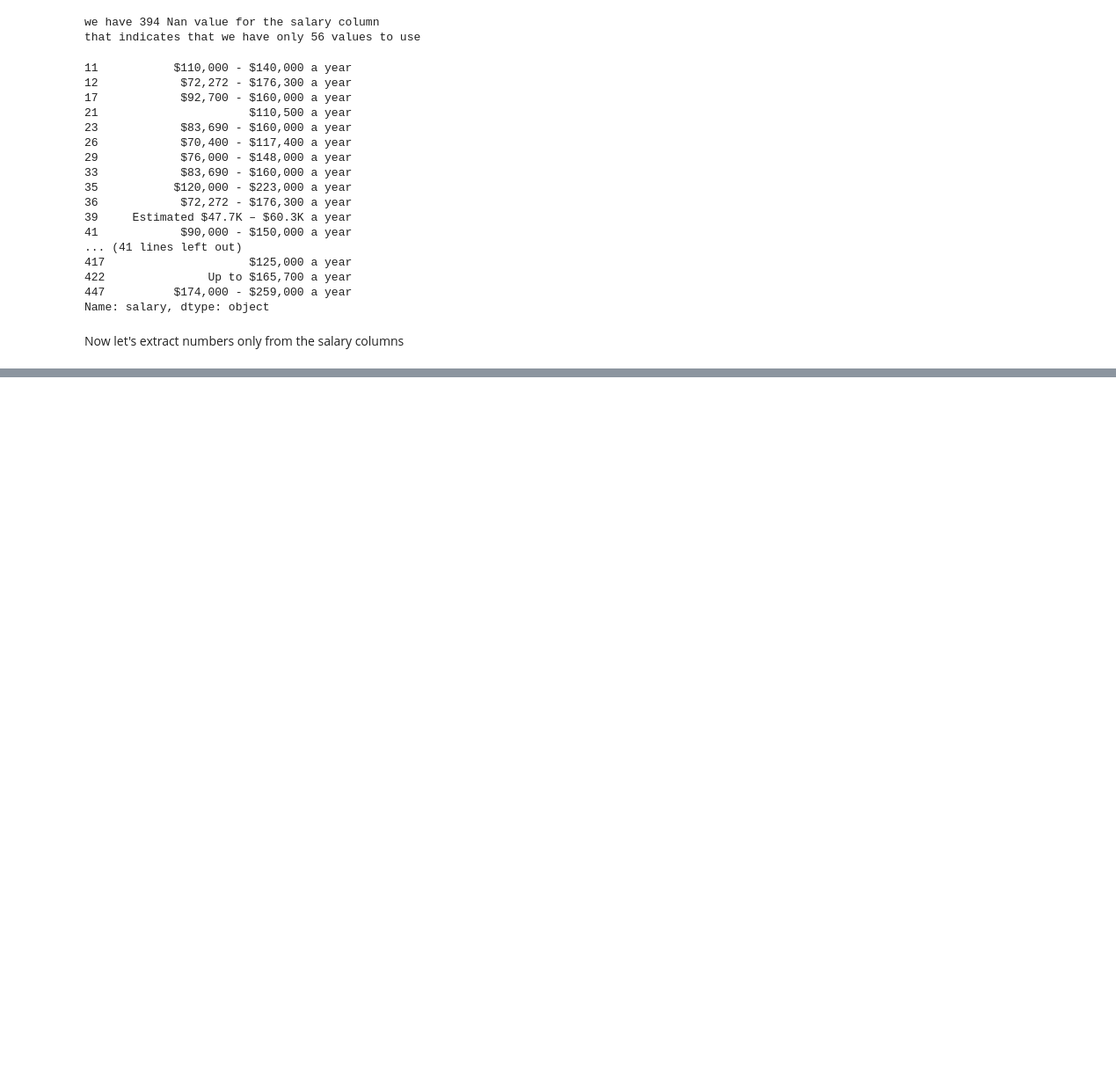
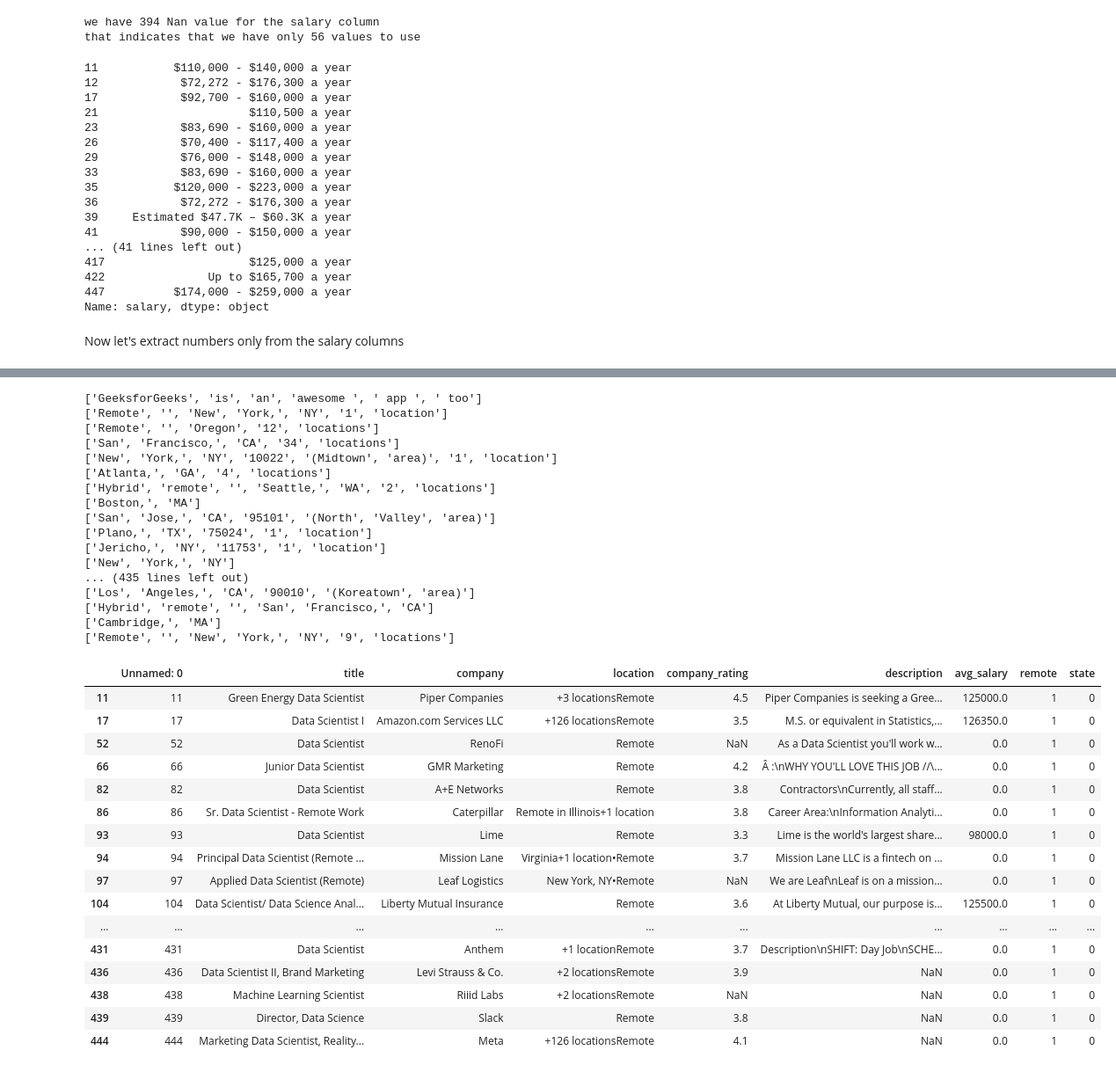
Before and after one commit to gihonglee/Indeed_web_scrapping, a Jupyter notebook: data_cleaning.ipynb, the cells around one changed output, grey strips where cells are left out. Shown at 88% size. Drawn from its saved outputs; the diff is of its cells as text; code cells hidden in the pictures; blank space fills up the shorter version.

Commit message:
we have 1,475 job info and cleaned all the data

```diff
--- a/data_cleaning.ipynb
+++ b/data_cleaning.ipynb
@@ -3,7 +3,7 @@ import pandas as pd
 import numpy as np
 from numpy import nan
 # %%
-df = pd.read_csv("jobs14:03:24.csv")
+df = pd.read_csv("jobs18.csv")
 # %%
 df.head()
 # %% [output]
@@ -87,12 +87,25 @@ df['min_salary'] = salary.apply(lambda x: float(x.split('-')[0]) if isinstance(x
 df['max_salary'] = salary.apply(lambda x: float(x.split('-')[1]) if isinstance(x,str) and len(x.split('-')) >1 else(float(x.split('-')[0]) if isinstance(x,str) else 0))
 df['avg_salary'] = (df['min_salary'] + df['max_salary'])/2
 
-# df[df['salary_edit'] != 0]
-# df[df['k_unit'] == 1].min_salary * 1000
+# take care of k_unit
 df.loc[df['k_unit'] == 1,['min_salary']] = df[df['k_unit'] == 1].min_salary * 1000
 df.loc[df['k_unit'] == 1,['max_salary']] = df[df['k_unit'] == 1].max_salary * 1000
 df.loc[df['k_unit'] == 1,['avg_salary']] = df[df['k_unit'] == 1].avg_salary * 1000
 df.loc[df['k_unit'] == 1]
 
+# take care of monthly, for the monthly we have to multiply 12
+df.loc[df['monthly'] == 1,['min_salary']] = df[df['monthly'] == 1].min_salary * 12
+df.loc[df['monthly'] == 1,['max_salary']] = df[df['monthly'] == 1].max_salary * 12
+df.loc[df['monthly'] == 1,['avg_salary']] = df[df['monthly'] == 1].avg_salary * 12
+df.loc[df['monthly'] == 1]
+
+df.loc[df['hourly'] == 1,['min_salary']] = df[df['hourly'] == 1].min_salary * 40 * 52
+df.loc[df['hourly'] == 1,['max_salary']] = df[df['hourly'] == 1].max_salary * 40 * 52
+df.loc[df['hourly'] == 1,['avg_salary']] = df[df['hourly'] == 1].avg_salary * 40 * 52
+df.loc[df['hourly'] == 1]
 
 # df.at[df['k_unit'] == 1, 'Product_Name'] = df[df['k_unit'] == 1].min_salary * 1000
+# Now that we have get the yearly average salary correctly we can drop all unneccessary columns
+
+df.drop(['k_unit','yearly','monthly','hourly','salary_edit','min_salary','max_salary','salary'], axis=1, inplace = True)
+# pd.set_option("display.max_rows", None, "display.max_columns", None)
@@ -103,0 +123,5 @@ df.loc[df['k_unit'] == 1]
+# %%
+
+df['remote'] = df['location'].apply(lambda x: 1 if isinstance(x,str) and 'remote' in x.lower() else 0)
+df.groupby('remote').count()
+# we can see that 158/450 jobs are remote
@@ -103,0 +201,54 @@ df.loc[df['k_unit'] == 1]
+# %%
+import re
+newData = "GeeksforGeeks, is_an-awesome ! app + too"
+
+# To split "+" use backslash
+print(re.split(', |_|-|!|\+', newData))
+
+def check_contains_ele(location, state_list):
+    location = location.replace('in',"")
+    location_list = re.split(' |\+',location)
+    print(location_list)
+    for location in location_list:
+         for state in state_list:
+             if location.lower() == state.lower():
+                 return state
+    return 0
+
+df['state'] = df['location'].apply(lambda x: check_contains_ele(x, states_all) if isinstance(x,str)  else 0)
+df[df['state'] == 0]
+# %% [output]
+['GeeksforGeeks', 'is', 'an', 'awesome ', ' app ', ' too']
+['Remote', '', 'New', 'York,', 'NY', '1', 'location']
+['Remote', '', 'Oregon', '12', 'locations']
+['San', 'Francisco,', 'CA', '34', 'locations']
+['New', 'York,', 'NY', '10022', '(Midtown', 'area)', '1', 'location']
+['Atlanta,', 'GA', '4', 'locations']
+['Hybrid', 'remote', '', 'Seattle,', 'WA', '2', 'locations']
+['Boston,', 'MA']
+['San', 'Jose,', 'CA', '95101', '(North', 'Valley', 'area)']
+['Plano,', 'TX', '75024', '1', 'location']
+['Jericho,', 'NY', '11753', '1', 'location']
+['New', 'York,', 'NY']
+... (435 lines left out)
+['Los', 'Angeles,', 'CA', '90010', '(Koreatown', 'area)']
+['Hybrid', 'remote', '', 'San', 'Francisco,', 'CA']
+['Cambridge,', 'MA']
+['Remote', '', 'New', 'York,', 'NY', '9', 'locations']
+|  | Unnamed: 0 | title | company | location | company_rating | description | avg_salary | remote | state |
+| 11 | 11 | Green Energy Data Scientist | Piper Companies | +3 locationsRemote | 4.5 | Piper Companies is seeking a Gree... | 125000.0 | 1 | 0 |
+| 17 | 17 | Data Scientist I | Amazon.com Services LLC | +126 locationsRemote | 3.5 | M.S. or equivalent in Statistics,... | 126350.0 | 1 | 0 |
+| 52 | 52 | Data Scientist | RenoFi | Remote | NaN | As a Data Scientist you'll work w... | 0.0 | 1 | 0 |
+| 66 | 66 | Junior Data Scientist | GMR Marketing | Remote | 4.2 | Â :\nWHY YOU'LL LOVE THIS JOB //\... | 0.0 | 1 | 0 |
+| 82 | 82 | Data Scientist | A+E Networks | Remote | 3.8 | Contractors\nCurrently, all staff... | 0.0 | 1 | 0 |
+| 86 | 86 | Sr. Data Scientist - Remote Work | Caterpillar | Remote in Illinois+1 location | 3.8 | Career Area:\nInformation Analyti... | 0.0 | 1 | 0 |
+| 93 | 93 | Data Scientist | Lime | Remote | 3.3 | Lime is the world's largest share... | 98000.0 | 1 | 0 |
+| 94 | 94 | Principal Data Scientist (Remote ... | Mission Lane | Virginia+1 location•Remote | 3.7 | Mission Lane LLC is a fintech on ... | 0.0 | 1 | 0 |
+| 97 | 97 | Applied Data Scientist (Remote) | Leaf Logistics | New York, NY•Remote | NaN | We are Leaf\nLeaf is on a mission... | 0.0 | 1 | 0 |
+| 104 | 104 | Data Scientist/ Data Science Anal... | Liberty Mutual Insurance | Remote | 3.6 | At Liberty Mutual, our purpose is... | 125500.0 | 1 | 0 |
+| ... | ... | ... | ... | ... | ... | ... | ... | ... | ... |
+| 431 | 431 | Data Scientist | Anthem | +1 locationRemote | 3.7 | Description\nSHIFT: Day Job\nSCHE... | 0.0 | 1 | 0 |
+| 436 | 436 | Data Scientist II, Brand Marketing | Levi Strauss & Co. | +2 locationsRemote | 3.9 | NaN | 0.0 | 1 | 0 |
+| 438 | 438 | Machine Learning Scientist | Riiid Labs | +2 locationsRemote | NaN | NaN | 0.0 | 1 | 0 |
+| 439 | 439 | Director, Data Science | Slack | Remote | 3.8 | NaN | 0.0 | 1 | 0 |
+| 444 | 444 | Marketing Data Scientist, Reality... | Meta | +126 locationsRemote | 4.1 | NaN | 0.0 | 1 | 0 |
```
Also changed, not shown: parts of 5 cells of this notebook, 10 other files.
